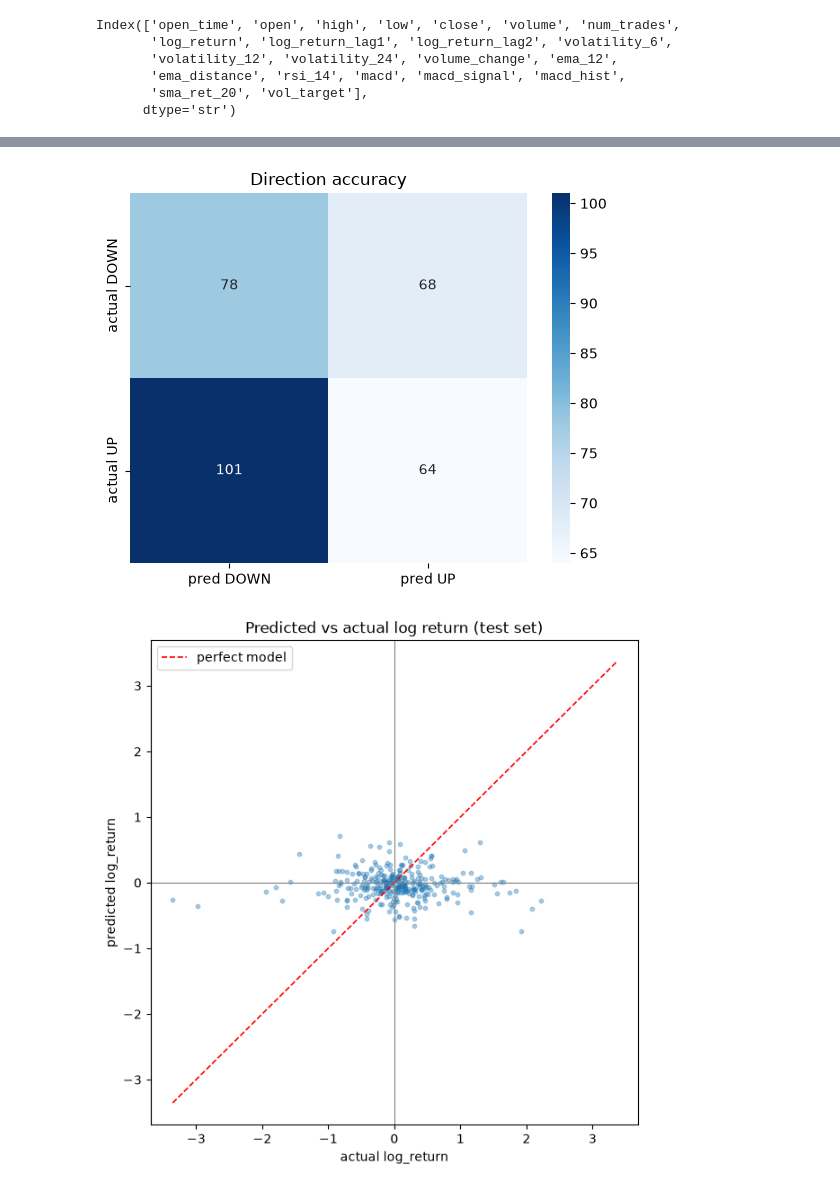
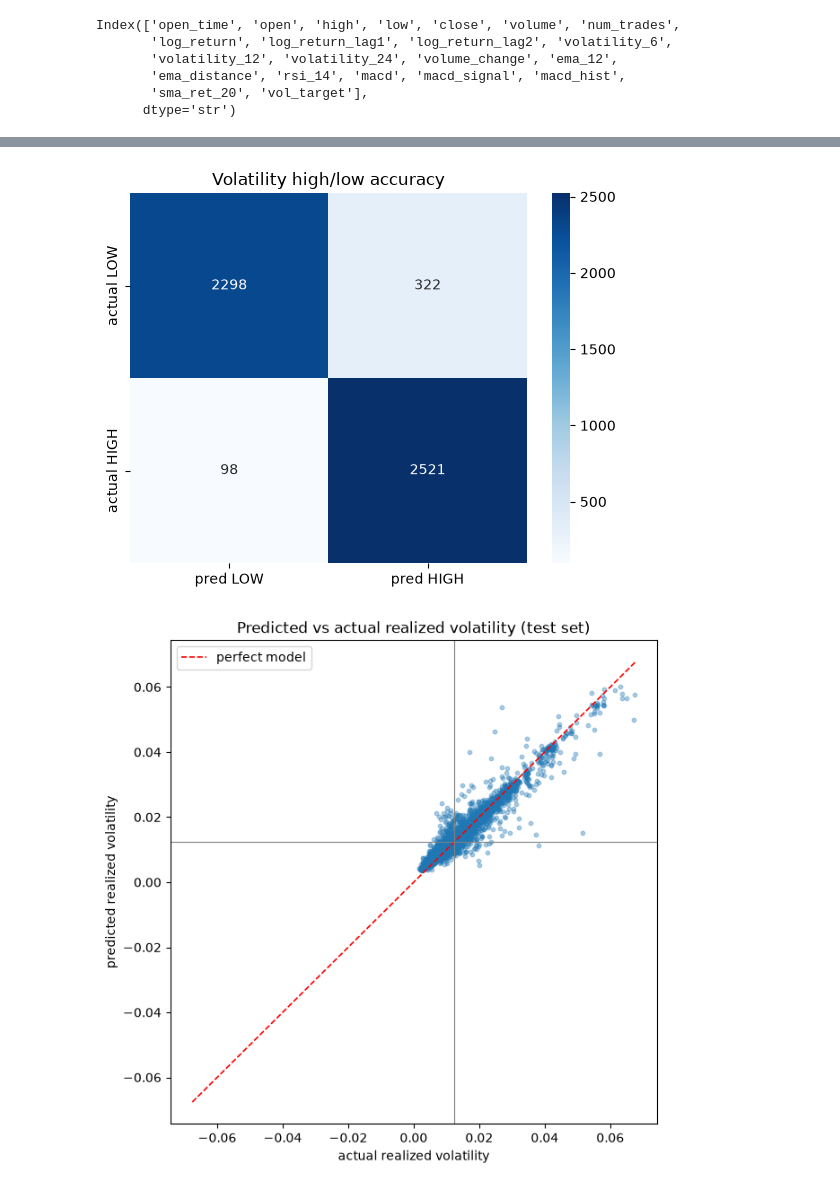
Before and after one commit to SANIC6/Bitcoin-Predictor, a Jupyter notebook: model 4.ipynb, the cells around one changed output, grey strips where cells are left out. Saved outputs shown, nothing was run; the diff lists cells and outputs as text; code cells hidden in the pictures.

```diff
--- a/model 4.ipynb
+++ b/model 4.ipynb
@@ -338,10 +357,12 @@ Model(
 # %%
+model = Model(X_train.shape[-1], hidden_size=8, num_layers=2,dropout=0.3)
+model
 import matplotlib.pyplot as plt
 
-learning_rate = 1e-4
-num_epochs = 500
-criterion = nn.HuberLoss()
-optimizer = optim.Adam(model.parameters(), lr=learning_rate, weight_decay=1e-5)
+learning_rate = 0.01
+num_epochs = 60
+criterion = nn.MSELoss()
+optimizer = optim.SGD(model.parameters(), lr=learning_rate, weight_decay=1e-7)
 
 training_loss = []
 testing_loss = []
@@ -390,6 +411,6 @@ Epoch 500/500 - train_loss: 0.201081 - val_loss: 0.197722
 # %%
 model.eval()
-
+criterion =  nn.MSELoss()
 test_loss = 0.0
 with torch.no_grad():
     for feature, label in test_data_loader:
@@ -548,45 +564,49 @@ import numpy as np
 import matplotlib.pyplot as plt
 import seaborn as sns
 
-preds = np.asarray(preds)      # your predicted log returns
-actuals = np.asarray(actuals)  # your actual log returns
+preds_arr = np.asarray(preds)
+actuals_arr = np.asarray(actuals)
 
-pred_up = preds > 0
-actual_up = actuals > 0
+# convert back to realized-volatility space for visual comparison
+pred_vol = preds_arr * target_std + target_mean
+actual_vol = actuals_arr * target_std + target_mean
 
-# ── your question, as numbers ──
-tp = (pred_up & actual_up).sum()     # said UP   -> was UP
-fp = (pred_up & ~actual_up).sum()    # said UP   -> was DOWN
-fn = (~pred_up & actual_up).sum()    # said DOWN -> was UP
-tn = (~pred_up & ~actual_up).sum()   # said DOWN -> was DOWN
+pred_up = pred_vol > np.median(actual_vol)
+actual_up = actual_vol > np.median(actual_vol)
 
-print(f"said UP,    was UP:   {tp}")
-print(f"said UP,    was DOWN: {fp}")
-print(f"said DOWN,  was UP:   {fn}")
-print(f"said DOWN,  was DOWN: {tn}")
-print(f"precision of UP calls: {tp/(tp+fp):.1%}   <-- 'when I said up, how often was I right'")
-print(f"base rate (hours that were actually up): {(actuals > 0).mean():.1%}")
-print(f"overall accuracy: {(tp+tn)/len(preds):.1%}")
+# confusion-style summary on volatility direction relative to median
+# (useful as a coarse threshold check, not a probability calibration check)
+tp = (pred_up & actual_up).sum()
+fp = (pred_up & ~actual_up).sum()
+fn = (~pred_up & actual_up).sum()
+tn = (~pred_up & ~actual_up).sum()
 
-# ── your question, as a picture: confusion matrix ──
+print(f"said HIGH, was HIGH: {tp}")
+print(f"said HIGH, was LOW:  {fp}")
+print(f"said LOW,  was HIGH: {fn}")
+print(f"said LOW,  was LOW:  {tn}")
+print(f"precision of HIGH calls: {tp/(tp+fp):.1%}")
+print(f"base rate (high-vol periods): {(actual_up.mean()):.1%}")
+print(f"overall accuracy: {(tp+tn)/len(preds_arr):.1%}")
+
 cm = np.array([[tn, fp], [fn, tp]])
 sns.heatmap(cm, annot=True, fmt="d", cmap="Blues",
-            xticklabels=["pred DOWN", "pred UP"],
-            yticklabels=["actual DOWN", "actual UP"])
-plt.title("Direction accuracy")
+            xticklabels=["pred LOW", "pred HIGH"],
+            yticklabels=["actual LOW", "actual HIGH"])
+plt.title("Volatility high/low accuracy")
 plt.show()
 
-# ── the big picture: predicted vs actual ──
+# scatter plot in realized-volatility units
 plt.figure(figsize=(7, 7))
-plt.scatter(actuals, preds, alpha=0.35, s=10)
-lim = max(abs(actuals.min()), abs(actuals.max()),
-          abs(preds.min()), abs(preds.max()))
+plt.scatter(actual_vol, pred_vol, alpha=0.35, s=10)
+lim = max(abs(actual_vol.min()), abs(actual_vol.max()),
+          abs(pred_vol.min()), abs(pred_vol.max()))
 plt.plot([-lim, lim], [-lim, lim], "r--", lw=1.2, label="perfect model")
-plt.axhline(0, color="gray", lw=0.8)
-plt.axvline(0, color="gray", lw=0.8)
-plt.xlabel("actual log_return")
-plt.ylabel("predicted log_return")
+plt.axhline(np.median(actual_vol), color="gray", lw=0.8)
+plt.axvline(np.median(actual_vol), color="gray", lw=0.8)
+plt.xlabel("actual realized volatility")
+plt.ylabel("predicted realized volatility")
 plt.legend()
-plt.title("Predicted vs actual log return (test set)")
+plt.title("Predicted vs actual realized volatility (test set)")
 plt.show()
 # %% [output]
@@ -600,5 +620,5 @@ overall accuracy: 45.7%
-[figure, old version]
+[figure, new version]
-[figure, old version]
+[figure, new version]
 # %%
 import matplotlib.pyplot as plt
 
```
Also changed, not shown: parts of 15 cells of this notebook, 2 other files.
